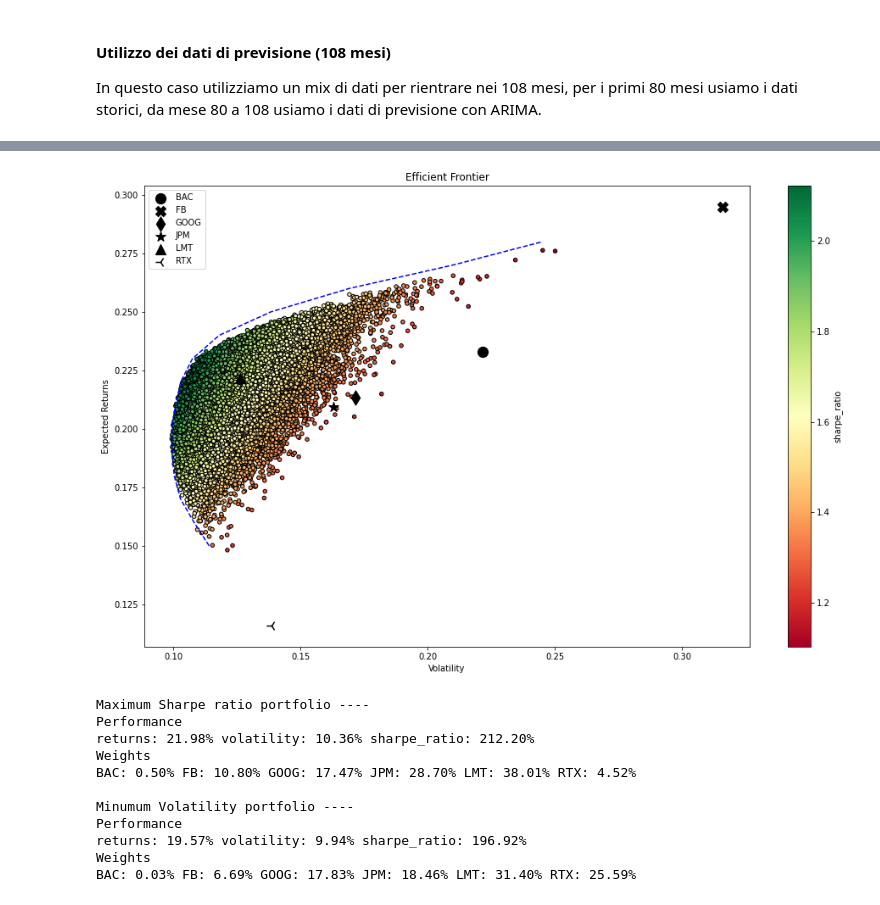
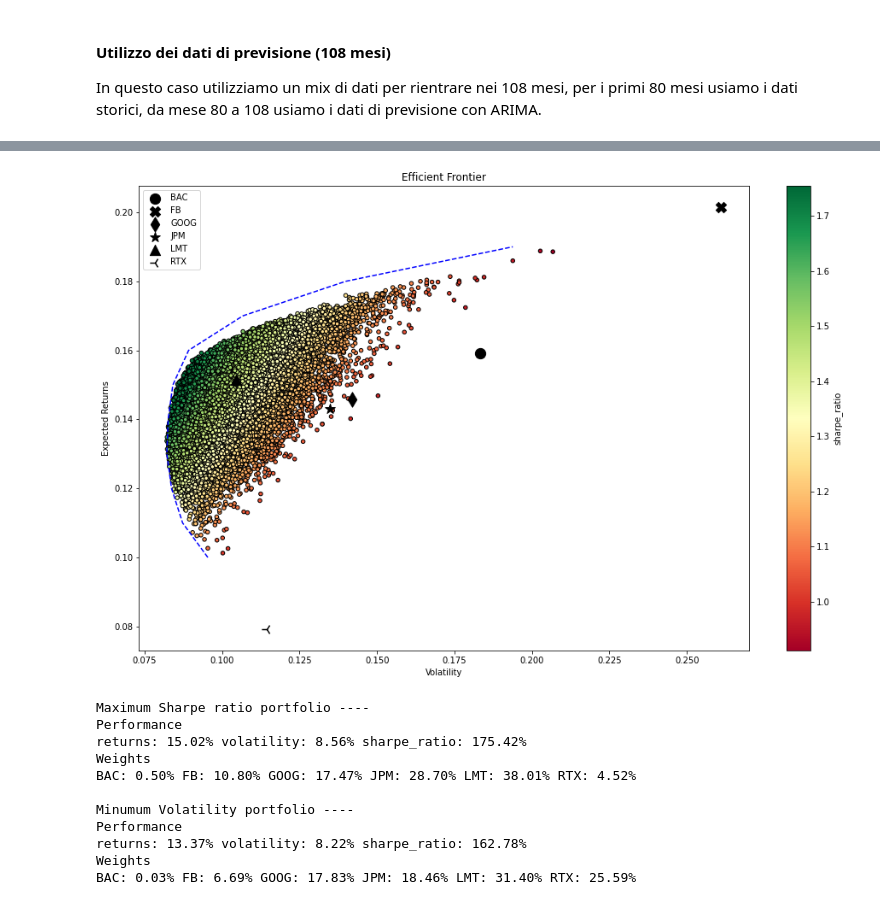
Before and after one commit to tommcamm/BISF-Project, a Jupyter notebook: python/Notebook del progetto.ipynb, the cells around one changed output, grey strips where cells are left out. Cells and saved outputs as stored; diff of their text form; code cells hidden in the pictures.

```diff
--- a/python/Notebook del progetto.ipynb
+++ b/python/Notebook del progetto.ipynb
@@ -2995,7 +2942,7 @@ In questo caso utilizziamo un mix di dati per rientrare nei 108 mesi, per i prim
 # %%
 # Parametri - funzionamento analogo a prima
 N_PORTFOLIOS = 10 ** 5
-N_MONTHS = 12 # Necessario per resample
+N_MONTHS = 8.2 # Necessario per resample ~ mesi annuali di trading
 RISKY_ASSETS = ['FB', 'GOOG', 'RTX', 'LMT', 'BAC', 'JPM']
 RISKY_ASSETS.sort()
 START_DATE = '2011-11-30'
@@ -3069,34 +3016,34 @@ for point_index in range(N_POINTS):
 portf_rtns_ef = np.delete(portf_rtns_ef, indices_to_skip)
 
 # Plot della frontiera di efficienza
 MARKS = ['o', 'X', 'd', '*', '^', '3']
 
 fig, ax = plt.subplots()
 portf_results_df.plot(kind='scatter', x='volatility',
                       y='returns', c='sharpe_ratio',
                       cmap='RdYlGn', edgecolors='black',
                       ax=ax)
 
 ax.set(xlabel='Volatility',
        ylabel='Expected Returns',
        title='Efficient Frontier')
 ax.plot(portf_vol_ef, portf_rtns_ef, 'b--')
 for asset_index in range(n_assets):
     ax.scatter(x=np.sqrt(cov_mat.iloc[asset_index, asset_index]),
                y=avg_returns[asset_index],
                marker=MARKS[asset_index],
                s=150,
                color='black',
                label=RISKY_ASSETS[asset_index])
 
 fig.set_size_inches(16, 10)
 
 ax.legend()
 plt.show()
 # %% [output]
 [interactive output not drawn]
 [interactive output not drawn]
-[figure, old version]
+[figure, new version]
 # %%
 max_sharpe_ind = np.argmax(portf_results_df.sharpe_ratio)
 max_sharpe_portf = portf_results_df.loc[max_sharpe_ind]
@@ -3124,13 +3071,13 @@ for x, y in zip(RISKY_ASSETS,
 # %% [output]
 Maximum Sharpe ratio portfolio ----
 Performance
-returns: 21.98% volatility: 10.36% sharpe_ratio: 212.20%
+returns: 15.02% volatility: 8.56% sharpe_ratio: 175.42%
 Weights
 BAC: 0.50% FB: 10.80% GOOG: 17.47% JPM: 28.70% LMT: 38.01% RTX: 4.52%
 
 Minumum Volatility portfolio ----
 Performance
-returns: 19.57% volatility: 9.94% sharpe_ratio: 196.92%
+returns: 13.37% volatility: 8.22% sharpe_ratio: 162.78%
 Weights
 BAC: 0.03% FB: 6.69% GOOG: 17.83% JPM: 18.46% LMT: 31.40% RTX: 25.59%
 # %%
```
Also changed, not shown: parts of 36 cells of this notebook, 5 other files.
